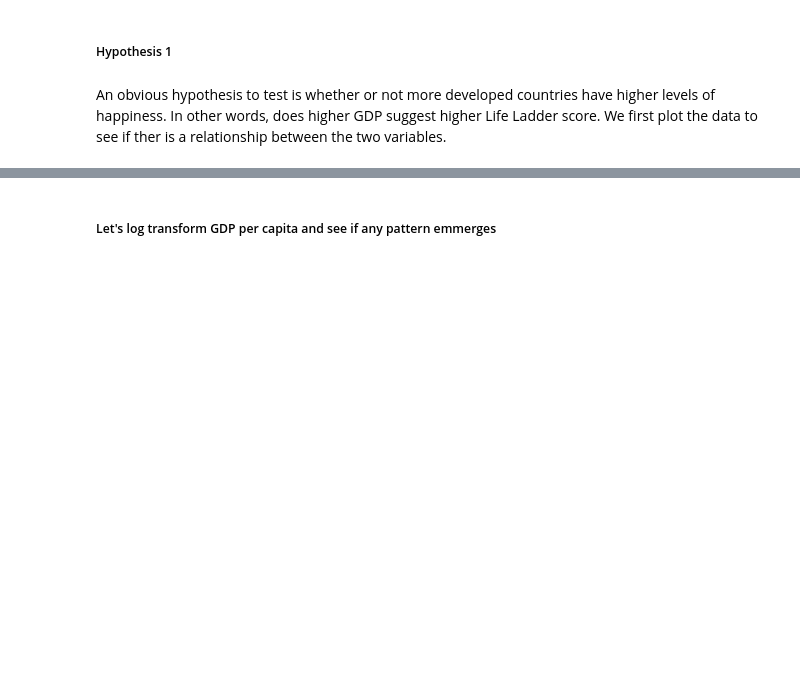
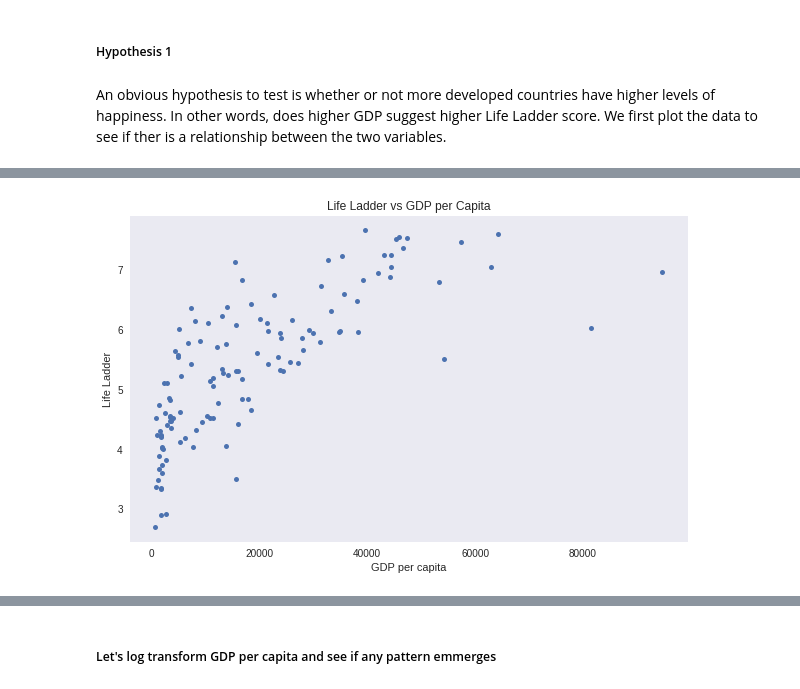
Before and after one commit to haroldfox/ts-stuy-2019, a Jupyter notebook: notebooks/05_linear_regression.ipynb, the cells around one changed output, grey strips where cells are left out. Cells and saved outputs as stored; diff of their text form; code cells hidden in the pictures; blank space fills up the shorter version.

```diff
--- a/notebooks/05_linear_regression.ipynb
+++ b/notebooks/05_linear_regression.ipynb
@@ -51,6 +68,7 @@ There can be multiple hypothesis about what drives the happiness of a nation up.
 An obvious hypothesis to test is whether or not more developed countries have higher levels of happiness. In other words, does higher GDP suggest higher Life Ladder score. We first plot the data to see if ther is a relationship between the two variables.
 # %%
 plt.figure(figsize=(10, 6))
+data = data[data['year'] == 2016]
 plt.plot(data["GDP per capita"], data["Life Ladder"], "o", markersize=5)
 plt.xlabel("GDP per capita")
 plt.ylabel("Life Ladder")
@@ -61,0 +78 @@ plt.grid()
+[figure, added]
```
Also changed, not shown: parts of 27 cells of this notebook.
